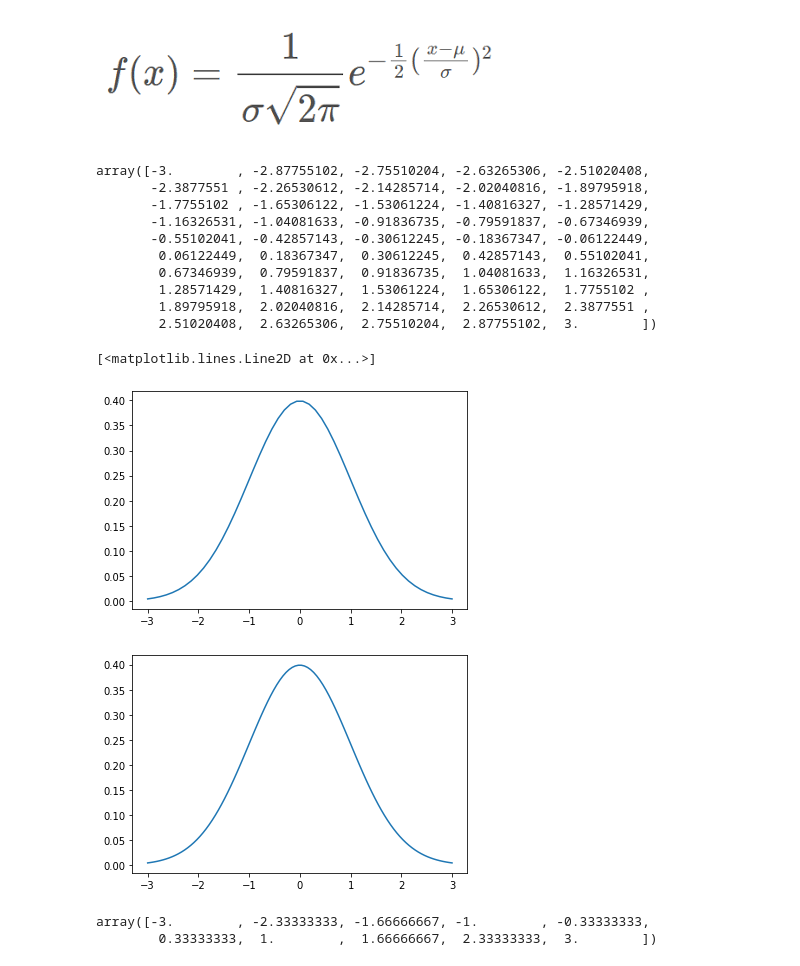
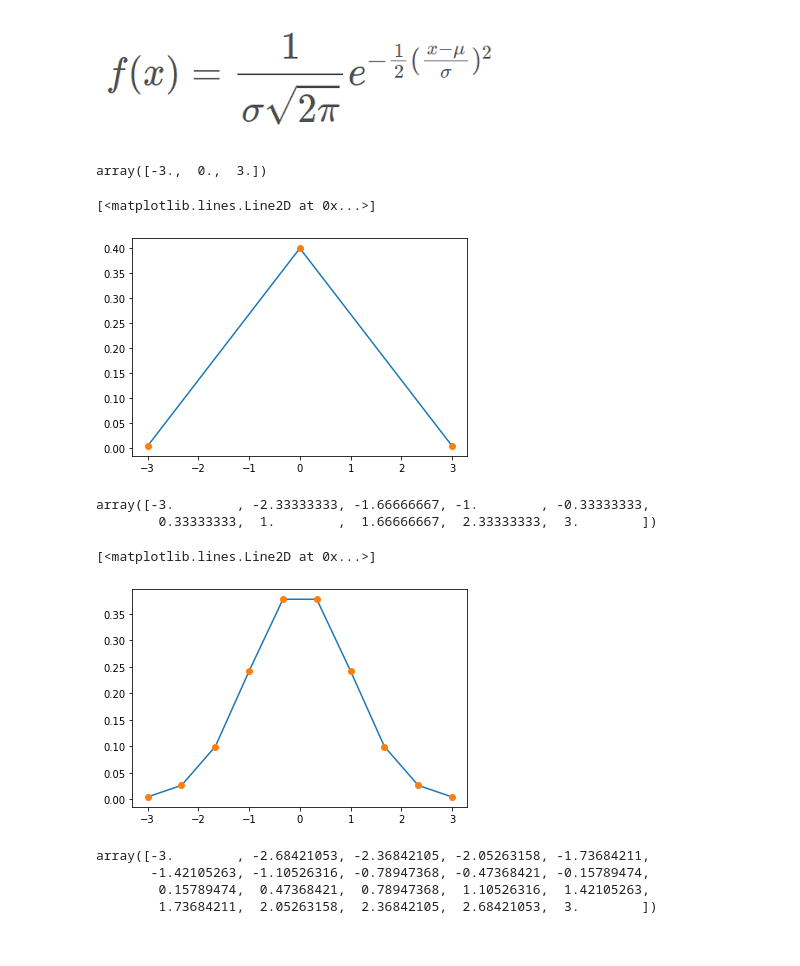
Before and after one commit to MysimpliPy/Python, a Jupyter notebook: linspace.ipynb, the cells around one changed output. Cells and saved outputs as stored; diff of their text form; code cells hidden in the pictures.

```diff
--- a/linspace.ipynb
+++ b/linspace.ipynb
@@ -136,34 +112,34 @@ def snd(x) :
     pi   = np.pi
     e    = np.e
     return (1/(sqrt(2*pi))) * (e**-(1/2*(x**2)))
-# %%
-x
-# %% [output]
-array([-3.        , -2.87755102, -2.75510204, -2.63265306, -2.51020408,
-       -2.3877551 , -2.26530612, -2.14285714, -2.02040816, -1.89795918,
-       -1.7755102 , -1.65306122, -1.53061224, -1.40816327, -1.28571429,
-       -1.16326531, -1.04081633, -0.91836735, -0.79591837, -0.67346939,
-       -0.55102041, -0.42857143, -0.30612245, -0.18367347, -0.06122449,
-        0.06122449,  0.18367347,  0.30612245,  0.42857143,  0.55102041,
-        0.67346939,  0.79591837,  0.91836735,  1.04081633,  1.16326531,
-        1.28571429,  1.40816327,  1.53061224,  1.65306122,  1.7755102 ,
-        1.89795918,  2.02040816,  2.14285714,  2.26530612,  2.3877551 ,
-        2.51020408,  2.63265306,  2.75510204,  2.87755102,  3.        ])
+# %%
+x = np.linspace(-3,3,3)
+x
+# %% [output]
+array([-3.,  0.,  3.])
 # %%
-plt.plot(x,  snd(x))
-#plt.plot(x, snd(x), 'o')
+plt.plot(x, snd(x))
+plt.plot(x, snd(x), 'o')
 # %% [output]
 [<matplotlib.lines.Line2D at 0x...>]
-[figure, old version]
+[figure, new version]
+# %%
+x = np.linspace(-3,3,10)
+x
+# %% [output]
+array([-3.        , -2.33333333, -1.66666667, -1.        , -0.33333333,
+        0.33333333,  1.        ,  1.66666667,  2.33333333,  3.        ])
 # %%
-x = np.linspace(-3, 3, 100)
-plt.plot(x,  snd(x))
-#plt.plot(x, snd(x), 'o')
-plt.show()
+plt.plot(x, snd(x))
+plt.plot(x, snd(x), 'o')
 # %% [output]
+[<matplotlib.lines.Line2D at 0x...>]
-[figure, old version]
+[figure, new version]
-# %%
-x
-# %% [output]
-array([-3.        , -2.33333333, -1.66666667, -1.        , -0.33333333,
-        0.33333333,  1.        ,  1.66666667,  2.33333333,  3.        ])
+# %%
+x = np.linspace(-3,3,20)
+x
+# %% [output]
+array([-3.        , -2.68421053, -2.36842105, -2.05263158, -1.73684211,
+       -1.42105263, -1.10526316, -0.78947368, -0.47368421, -0.15789474,
+        0.15789474,  0.47368421,  0.78947368,  1.10526316,  1.42105263,
+        1.73684211,  2.05263158,  2.36842105,  2.68421053,  3.        ])
```
Also changed, not shown: parts of 30 cells of this notebook.
